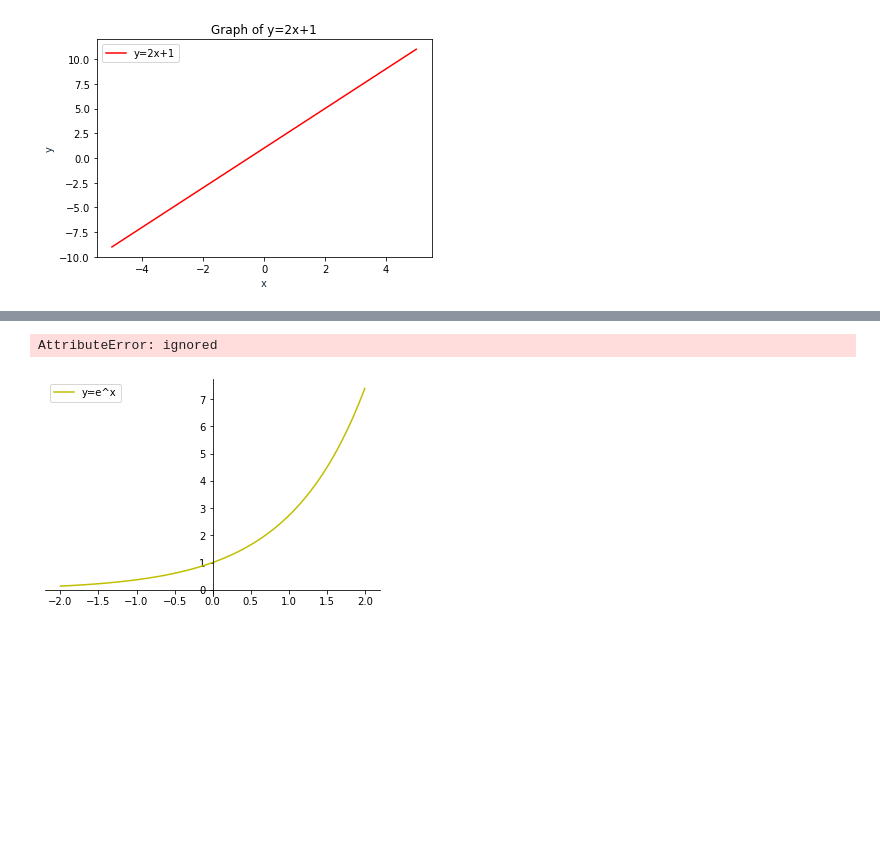
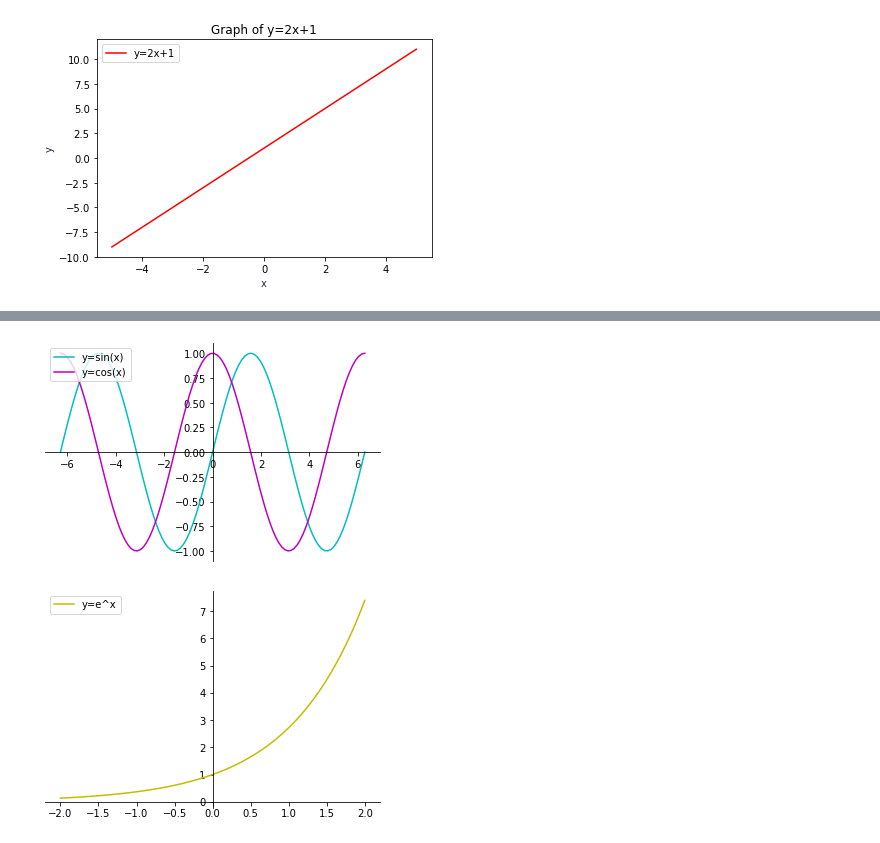
Before and after one commit to molamola83/esercitazioni, a Jupyter notebook: EsercizioMatplotlib17mar.ipynb, the cells around one changed output, grey strips where cells are left out. Cells and saved outputs as stored; diff of their text form; code cells hidden in the pictures; blank space fills up the shorter version.

```diff
--- a/EsercizioMatplotlib17mar.ipynb
+++ b/EsercizioMatplotlib17mar.ipynb
@@ -65,32 +64,32 @@ plt.show()
 # %%
 import matplotlib.pyplot as plt
 import numpy as np
 
 # 100 linearly spaced numbers
-x = np.linspace(-np.pi,np.pi,100)
+x = np.linspace(-2*np.pi,2*np.pi,100)
 # the functions, which are y = ? and z = ? here
-y = np.sen(x)
+y = np.sin(x)
 z = np.cos(x)
 # setting the axes at the centre
 fig = plt.figure()
 ax = fig.add_subplot(1, 1, 1)
 ax.spines['left'].set_position('center')
 ax.spines['bottom'].set_position('center')
 ax.spines['right'].set_color('none')
 ax.spines['top'].set_color('none')
 ax.xaxis.set_ticks_position('bottom')
 ax.yaxis.set_ticks_position('left')
 
 # plot the functions
 plt.plot(x,y, 'c', label='y=sin(x)')
 plt.plot(x,z, 'm', label='y=cos(x)')
 
 plt.legend(loc='upper left');
 
 # show the plot
 #plt.show()
 # %% [output]
-AttributeError: ignored
+[figure, added]
 # %%
 # 100 linearly spaced numbers
 x = np.linspace(-2,2,100)
```
Also changed, not shown: parts of 2 cells of this notebook, 10 other files.
